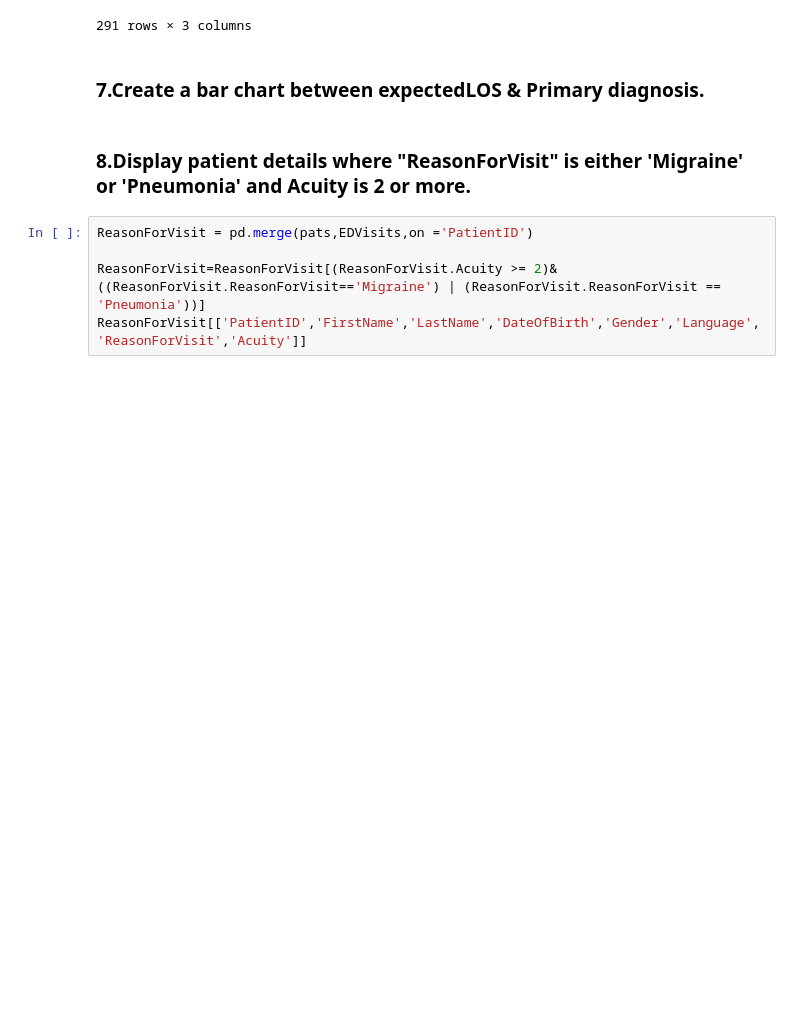
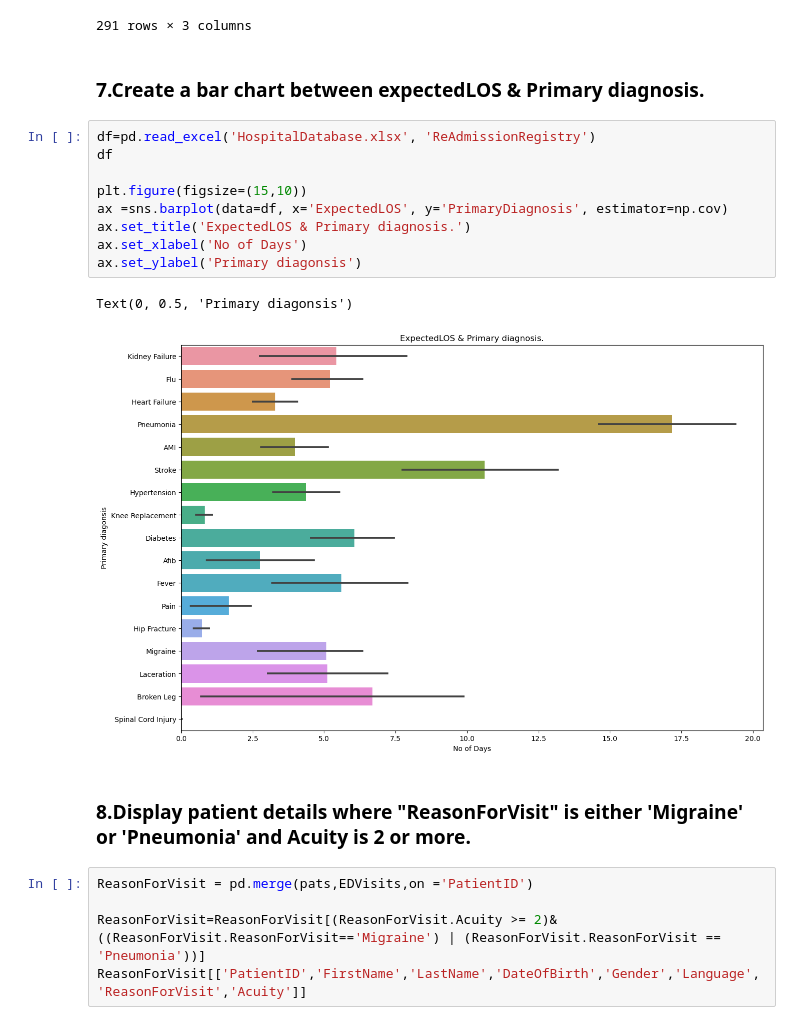
Before and after one commit to Amitha-sridhar/Py-Coders, a Jupyter notebook: PY-Coders_Lavanya.ipynb, the cells around one changed output. Saved outputs shown, nothing was run; the diff lists cells and outputs as text; blank space fills up the shorter version.

```diff
--- a/PY-Coders_Lavanya.ipynb
+++ b/PY-Coders_Lavanya.ipynb
@@ -80,6 +88,18 @@ Enter a number10
 # %% [markdown]
 
 ### 7.Create a bar chart between expectedLOS & Primary diagnosis.
+# %%
+df=pd.read_excel('HospitalDatabase.xlsx', 'ReAdmissionRegistry')
+df
+
+plt.figure(figsize=(15,10))
+ax =sns.barplot(data=df, x='ExpectedLOS', y='PrimaryDiagnosis', estimator=np.cov)
+ax.set_title('ExpectedLOS & Primary diagnosis.')
+ax.set_xlabel('No of Days')
+ax.set_ylabel('Primary diagonsis')
+# %% [output]
+Text(0, 0.5, 'Primary diagonsis')
+[figure, added]
 # %% [markdown]
 ### 8.Display patient details where "ReasonForVisit" is either 'Migraine' or 'Pneumonia' and Acuity is 2 or more.
 # %%
```
Also changed, not shown: parts of 20 cells of this notebook.
